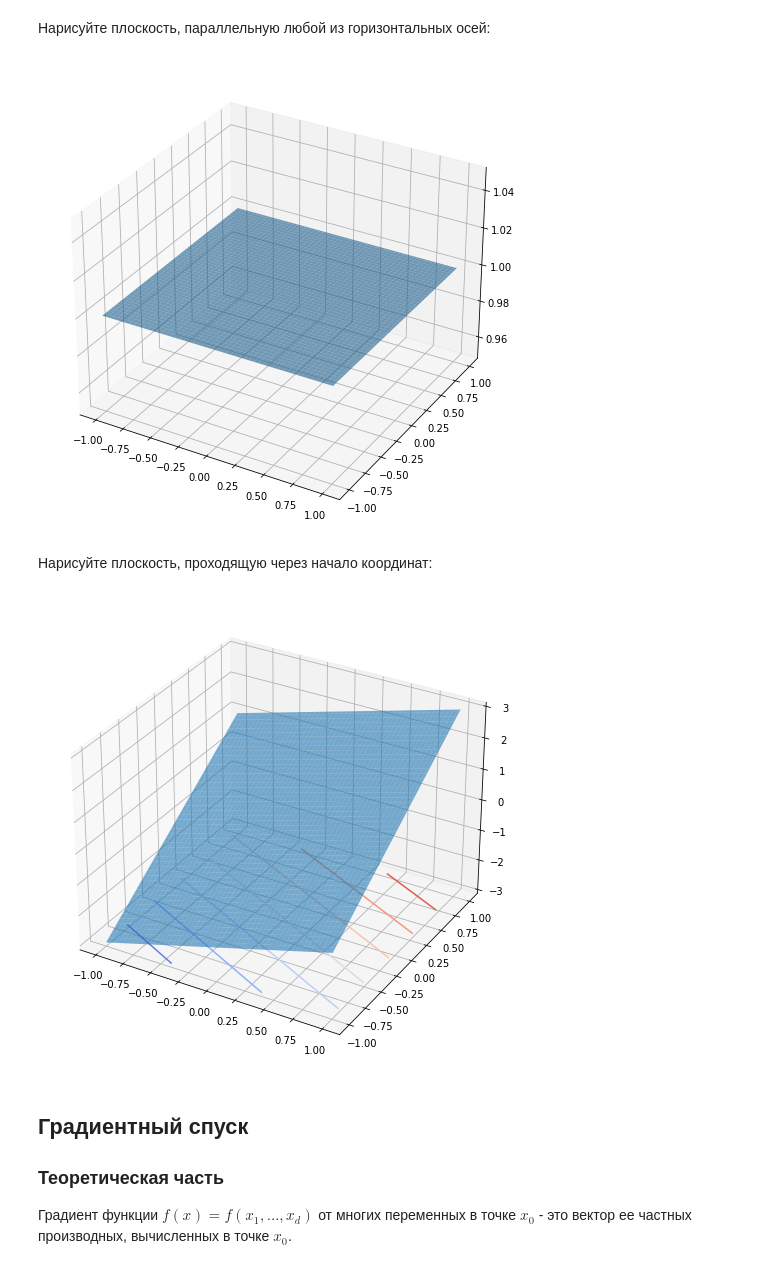
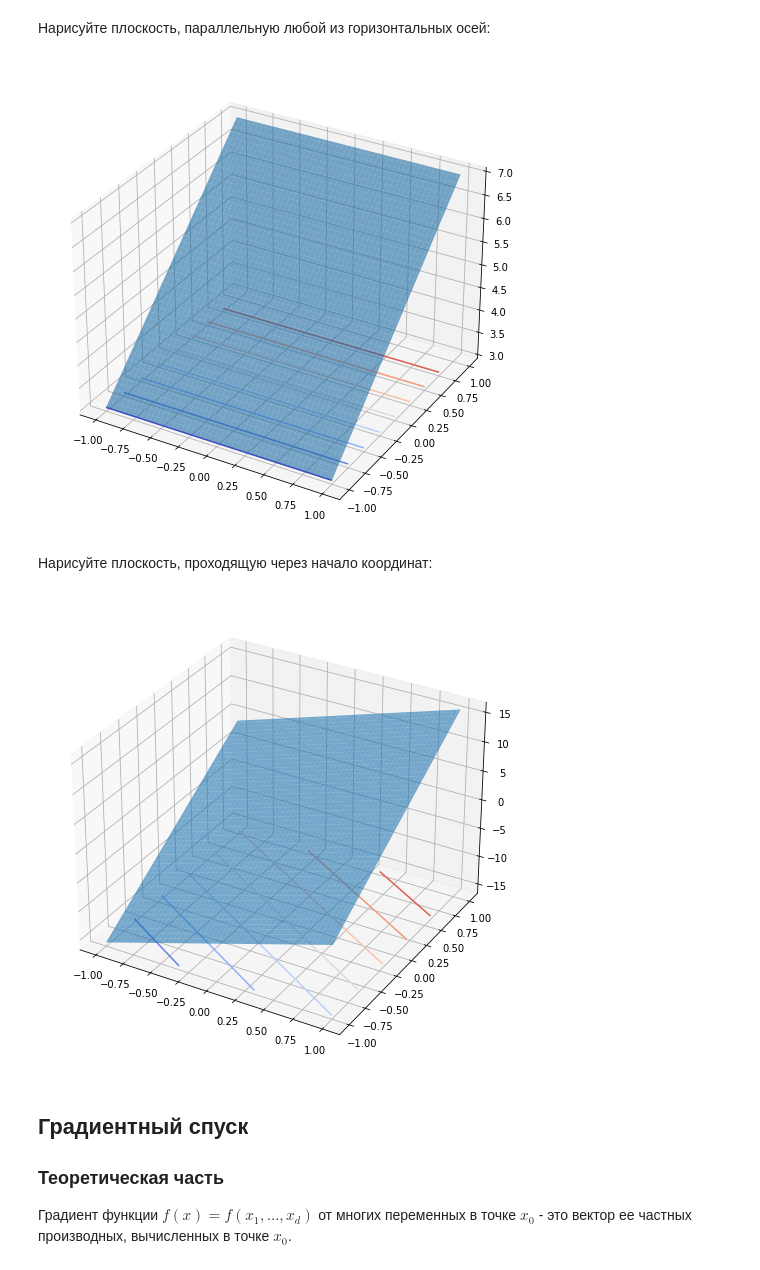
Before and after one commit to topshik/dpo-ml-2021-spring, a Jupyter notebook: seminars/week05_grads/sem05_grads.ipynb, the cells around one changed output. Saved outputs shown, nothing was run; the diff lists cells and outputs as text; code cells hidden in the pictures.

```diff
--- a/seminars/week05_grads/sem05_grads.ipynb
+++ b/seminars/week05_grads/sem05_grads.ipynb
@@ -77,17 +79,17 @@ plot_3d(fun)
 # %% [markdown]
 Нарисуйте плоскость, параллельную любой из горизонтальных осей:
 # %%
-fun = lambda x1, x2: # student's code here
+fun = lambda x1, x2: 2 * x2 + 5# student's code here
 plot_3d(fun)
 # %% [output]
-[figure, old version]
+[figure, new version]
 # %% [markdown]
 Нарисуйте плоскость, проходящую через начало координат:
 # %%
-fun = lambda x1, x2:# student's code here
+fun = lambda x1, x2: 6 * x1 + 10 * x2 # student's code here
 plot_3d(fun)
 # %% [output]
-[figure, old version]
+[figure, new version]
 # %% [markdown]
 ## Градиентный спуск
 
```
Also changed, not shown: parts of 16 cells of this notebook, 1 other file.
